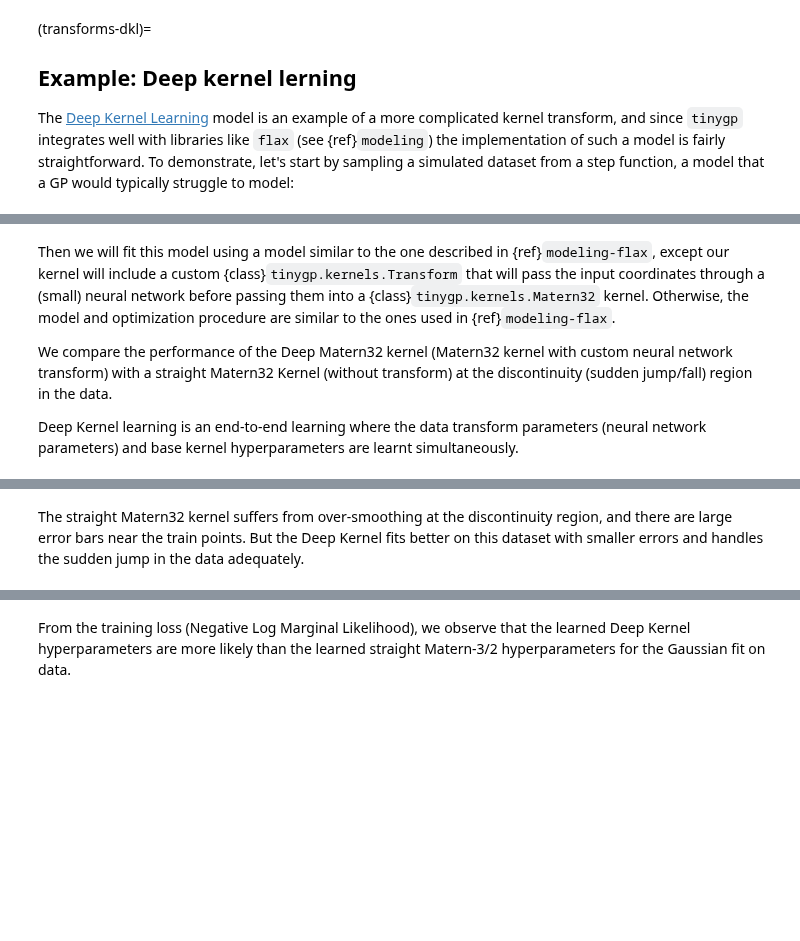
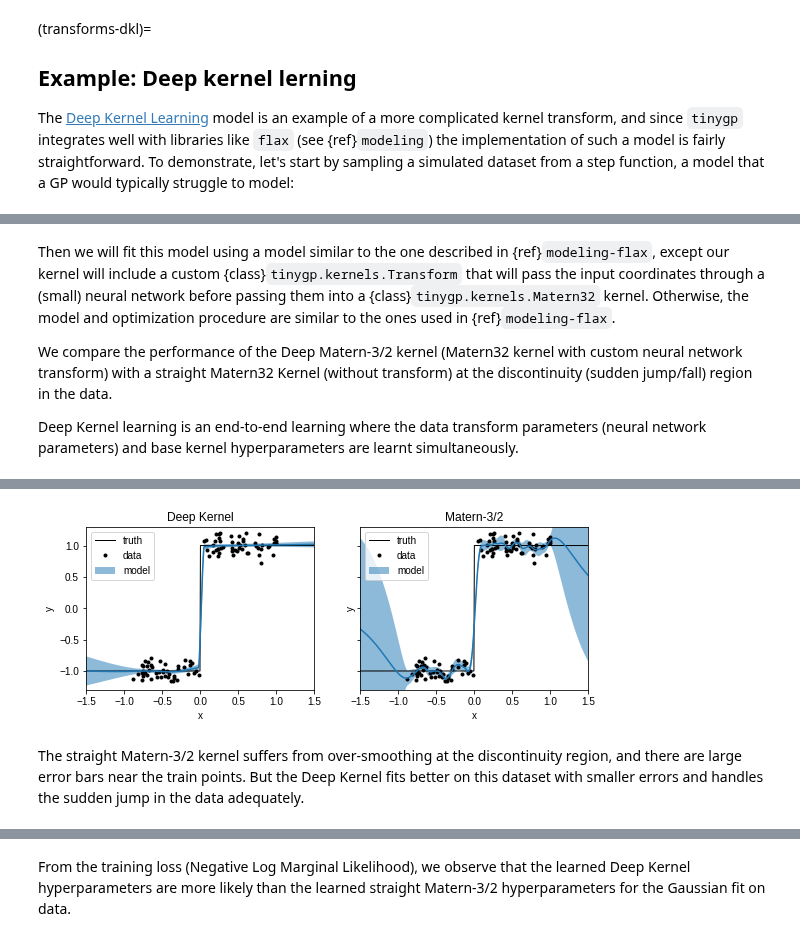
Before and after one commit to dfm/tinygp, a Jupyter notebook: docs/tutorials/transforms.ipynb, the cells around one changed output, grey strips where cells are left out. Cells and saved outputs as stored; diff of their text form; code cells hidden in the pictures; blank space fills up the shorter version.

```diff
--- a/docs/tutorials/transforms.ipynb
+++ b/docs/tutorials/transforms.ipynb
@@ -51,7 +53,7 @@ _ = plt.legend()
 Then we will fit this model using a model similar to the one described in {ref}`modeling-flax`, except our kernel will include a custom {class}`tinygp.kernels.Transform` that will pass the input coordinates through a (small) neural network before passing them into a {class}`tinygp.kernels.Matern32` kernel.
 Otherwise, the model and optimization procedure are similar to the ones used in {ref}`modeling-flax`.
 
-We compare the performance of the Deep Matern32 kernel (Matern32 kernel with custom neural network transform) with a straight Matern32 Kernel (without transform) at the discontinuity (sudden jump/fall) region in the data.
+We compare the performance of the Deep Matern-3/2 kernel (Matern32 kernel with custom neural network transform) with a straight Matern32 Kernel (without transform) at the discontinuity (sudden jump/fall) region in the data.
 
 Deep Kernel learning is an end-to-end learning where the data transform parameters (neural network parameters) and base kernel hyperparameters are learnt simultaneously.
 # %%
@@ -70,13 +72,11 @@ class Matern32Loss(nn.Module):
         log_sigma = self.param("log_sigma", zeros, ())
         log_rho = self.param("log_rho", zeros, ())
         log_jitter = self.param("log_jitter", zeros, ())
-        base_kernel = jnp.exp(2 * log_sigma) * kernels.Matern32(
-            jnp.exp(log_rho)
-        )
+        base_kernel = jnp.exp(2 * log_sigma) * kernels.Matern32(jnp.exp(log_rho))
 
         # Evaluate and return the GP negative log likelihood as usual
         gp = GaussianProcess(
-            base_kernel, x[:, None], diag=noise**2 + jnp.exp(2 * log_jitter)
+            base_kernel, x[:, None], diag=noise ** 2 + jnp.exp(2 * log_jitter)
         )
         log_prob, gp_cond = gp.condition(y, t[:, None])
         return -log_prob, (gp_cond.loc, gp_cond.variance)
@@ -101,9 +101,7 @@ class DeepLoss(nn.Module):
         log_sigma = self.param("log_sigma", zeros, ())
         log_rho = self.param("log_rho", zeros, ())
         log_jitter = self.param("log_jitter", zeros, ())
-        base_kernel = jnp.exp(2 * log_sigma) * kernels.Matern32(
-            jnp.exp(log_rho)
-        )
+        base_kernel = jnp.exp(2 * log_sigma) * kernels.Matern32(jnp.exp(log_rho))
 
         # Define a custom transform to pass the input coordinates through our `Transformer`
         # network from above
@@ -112,14 +110,13 @@ class DeepLoss(nn.Module):
 
         # Evaluate and return the GP negative log likelihood as usual with the transformed features
         gp = GaussianProcess(
-            kernel, x[:, None], diag=noise**2 + jnp.exp(2 * log_jitter)
+            kernel, x[:, None], diag=noise ** 2 + jnp.exp(2 * log_jitter)
         )
         log_prob, gp_cond = gp.condition(y, t[:, None])
         return (
             -log_prob,
             (gp_cond.loc, gp_cond.variance),
-            transform(x[:, None]),
-            transform(t[:, None]),
+            (transform(x[:, None]), transform(t[:, None])),
         )
 
 
@@ -170,3 +167,4 @@ for it, (model_name, model) in enumerate(
 
     models_list.append(model)
     params_list.append(params)
+# %% [output]
@@ -173,5 +172,6 @@ for it, (model_name, model) in enumerate(
+[figure, added]
 # %% [markdown]
-The straight Matern32 kernel suffers from over-smoothing at the discontinuity region, and there are large error bars near the train points. But the Deep Kernel fits better on this dataset with smaller errors and handles the sudden jump in the data adequately.
+The straight Matern-3/2 kernel suffers from over-smoothing at the discontinuity region, and there are large error bars near the train points. But the Deep Kernel fits better on this dataset with smaller errors and handles the sudden jump in the data adequately.
 # %%
 fig = plt.plot()
 plt.plot(loss_vals[0], label="Deep Kernel")
```
Also changed, not shown: parts of 6 cells of this notebook.
